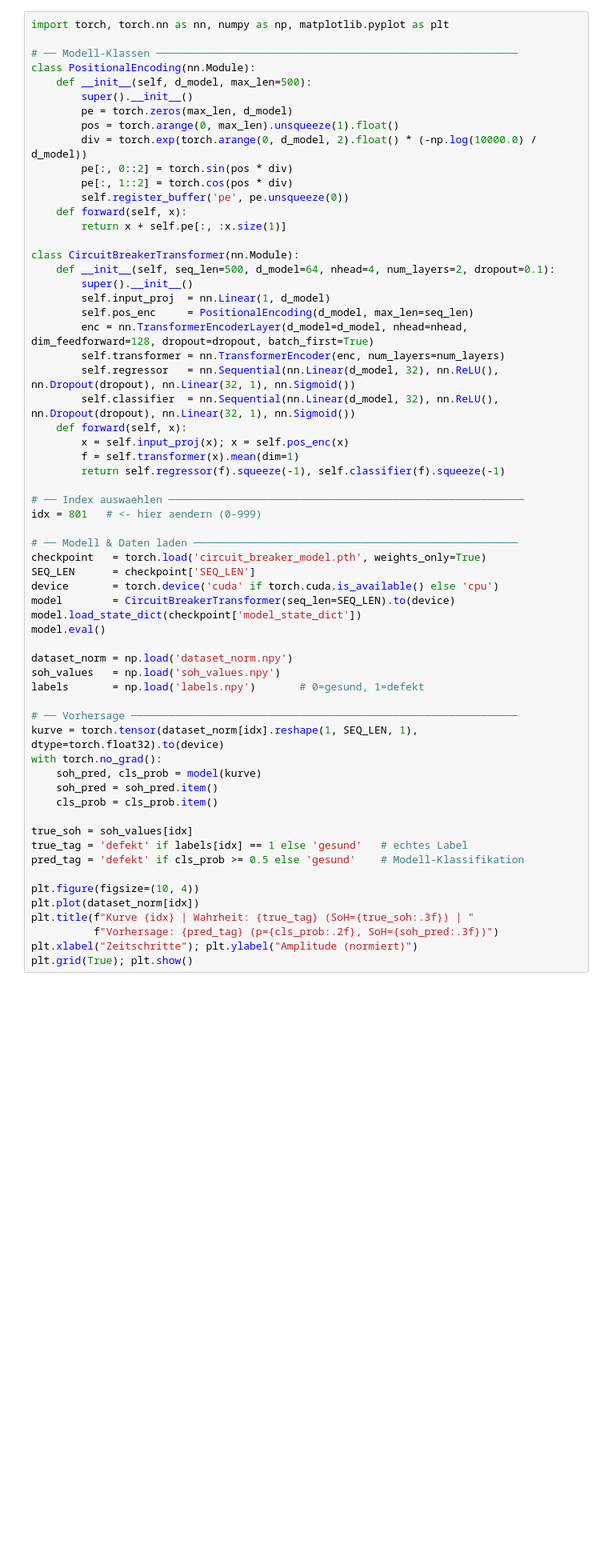
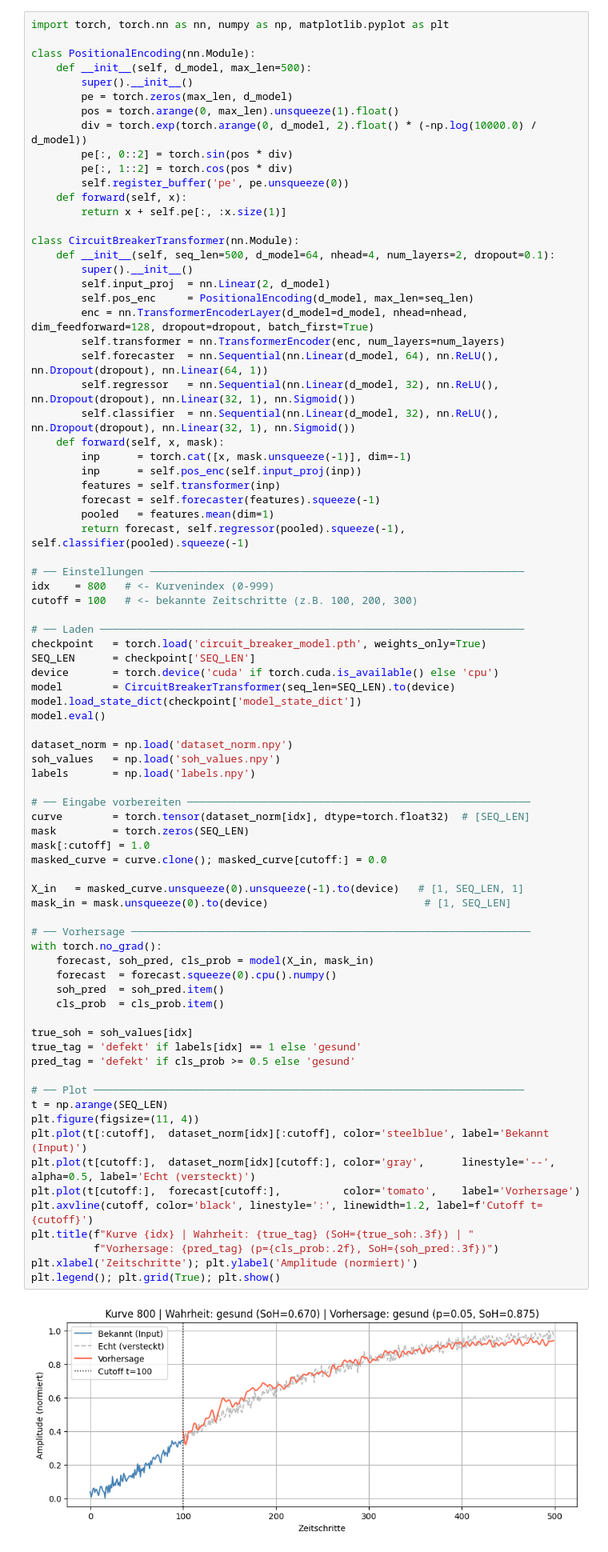
Before and after one commit to hackehucke/Masterarbeit, a Jupyter notebook: transformer_training.ipynb, the cells around one changed output. Shown at 80% size. Saved outputs shown, nothing was run; the diff lists cells and outputs as text; blank space fills up the shorter version.

```diff
--- a/transformer_training.ipynb
+++ b/transformer_training.ipynb
@@ -348,7 +442,6 @@ plt.tight_layout(); plt.show()
 # %%
 import torch, torch.nn as nn, numpy as np, matplotlib.pyplot as plt
 
-# ── Modell-Klassen ──────────────────────────────────────────────────────────
 class PositionalEncoding(nn.Module):
     def __init__(self, d_model, max_len=500):
         super().__init__()
@@ -360,50 +453,71 @@ class PositionalEncoding(nn.Module):
         self.register_buffer('pe', pe.unsqueeze(0))
     def forward(self, x):
         return x + self.pe[:, :x.size(1)]
 
 class CircuitBreakerTransformer(nn.Module):
     def __init__(self, seq_len=500, d_model=64, nhead=4, num_layers=2, dropout=0.1):
         super().__init__()
-        self.input_proj  = nn.Linear(1, d_model)
+        self.input_proj  = nn.Linear(2, d_model)
         self.pos_enc     = PositionalEncoding(d_model, max_len=seq_len)
         enc = nn.TransformerEncoderLayer(d_model=d_model, nhead=nhead, dim_feedforward=128, dropout=dropout, batch_first=True)
         self.transformer = nn.TransformerEncoder(enc, num_layers=num_layers)
+        self.forecaster  = nn.Sequential(nn.Linear(d_model, 64), nn.ReLU(), nn.Dropout(dropout), nn.Linear(64, 1))
         self.regressor   = nn.Sequential(nn.Linear(d_model, 32), nn.ReLU(), nn.Dropout(dropout), nn.Linear(32, 1), nn.Sigmoid())
         self.classifier  = nn.Sequential(nn.Linear(d_model, 32), nn.ReLU(), nn.Dropout(dropout), nn.Linear(32, 1), nn.Sigmoid())
-    def forward(self, x):
-        x = self.input_proj(x); x = self.pos_enc(x)
-        f = self.transformer(x).mean(dim=1)
-        return self.regressor(f).squeeze(-1), self.classifier(f).squeeze(-1)
+    def forward(self, x, mask):
+        inp      = torch.cat([x, mask.unsqueeze(-1)], dim=-1)
+        inp      = self.pos_enc(self.input_proj(inp))
+        features = self.transformer(inp)
+        forecast = self.forecaster(features).squeeze(-1)
+        pooled   = features.mean(dim=1)
+        return forecast, self.regressor(pooled).squeeze(-1), self.classifier(pooled).squeeze(-1)
 
-# ── Index auswaehlen ─────────────────────────────────────────────────────────
-idx = 801   # <- hier aendern (0-999)
+# ── Einstellungen ────────────────────────────────────────────────────────────
+idx    = 800   # <- Kurvenindex (0-999)
+cutoff = 100   # <- bekannte Zeitschritte (z.B. 100, 200, 300)
 
-# ── Modell & Daten laden ────────────────────────────────────────────────────
+# ── Laden ────────────────────────────────────────────────────────────────────
 checkpoint   = torch.load('circuit_breaker_model.pth', weights_only=True)
 SEQ_LEN      = checkpoint['SEQ_LEN']
 device       = torch.device('cuda' if torch.cuda.is_available() else 'cpu')
 model        = CircuitBreakerTransformer(seq_len=SEQ_LEN).to(device)
 model.load_state_dict(checkpoint['model_state_dict'])
 model.eval()
 
 dataset_norm = np.load('dataset_norm.npy')
 soh_values   = np.load('soh_values.npy')
-labels       = np.load('labels.npy')       # 0=gesund, 1=defekt
+labels       = np.load('labels.npy')
 
-# ── Vorhersage ──────────────────────────────────────────────────────────────
-kurve = torch.tensor(dataset_norm[idx].reshape(1, SEQ_LEN, 1), dtype=torch.float32).to(device)
+# ── Eingabe vorbereiten ───────────────────────────────────────────────────────
+curve        = torch.tensor(dataset_norm[idx], dtype=torch.float32)  # [SEQ_LEN]
+mask         = torch.zeros(SEQ_LEN)
+mask[:cutoff] = 1.0
+masked_curve = curve.clone(); masked_curve[cutoff:] = 0.0
+
+X_in   = masked_curve.unsqueeze(0).unsqueeze(-1).to(device)   # [1, SEQ_LEN, 1]
+mask_in = mask.unsqueeze(0).to(device)                         # [1, SEQ_LEN]
+
+# ── Vorhersage ────────────────────────────────────────────────────────────────
 with torch.no_grad():
-    soh_pred, cls_prob = model(kurve)
-    soh_pred = soh_pred.item()
-    cls_prob = cls_prob.item()
+    forecast, soh_pred, cls_prob = model(X_in, mask_in)
+    forecast  = forecast.squeeze(0).cpu().numpy()
+    soh_pred  = soh_pred.item()
+    cls_prob  = cls_prob.item()
 
 true_soh = soh_values[idx]
-true_tag = 'defekt' if labels[idx] == 1 else 'gesund'   # echtes Label
-pred_tag = 'defekt' if cls_prob >= 0.5 else 'gesund'    # Modell-Klassifikation
+true_tag = 'defekt' if labels[idx] == 1 else 'gesund'
+pred_tag = 'defekt' if cls_prob >= 0.5 else 'gesund'
 
-plt.figure(figsize=(10, 4))
-plt.plot(dataset_norm[idx])
+# ── Plot ─────────────────────────────────────────────────────────────────────
+t = np.arange(SEQ_LEN)
+plt.figure(figsize=(11, 4))
+plt.plot(t[:cutoff],  dataset_norm[idx][:cutoff], color='steelblue', label='Bekannt (Input)')
+plt.plot(t[cutoff:],  dataset_norm[idx][cutoff:], color='gray',      linestyle='--', alpha=0.5, label='Echt (versteckt)')
+plt.plot(t[cutoff:],  forecast[cutoff:],          color='tomato',    label='Vorhersage')
+plt.axvline(cutoff, color='black', linestyle=':', linewidth=1.2, label=f'Cutoff t={cutoff}')
 plt.title(f"Kurve {idx} | Wahrheit: {true_tag} (SoH={true_soh:.3f}) | "
           f"Vorhersage: {pred_tag} (p={cls_prob:.2f}, SoH={soh_pred:.3f})")
-plt.xlabel("Zeitschritte"); plt.ylabel("Amplitude (normiert)")
-plt.grid(True); plt.show()
+plt.xlabel('Zeitschritte'); plt.ylabel('Amplitude (normiert)')
+plt.legend(); plt.grid(True); plt.show()
+# %% [output]
+[figure, added]
```
Also changed, not shown: parts of 7 cells of this notebook, 3 other files.
